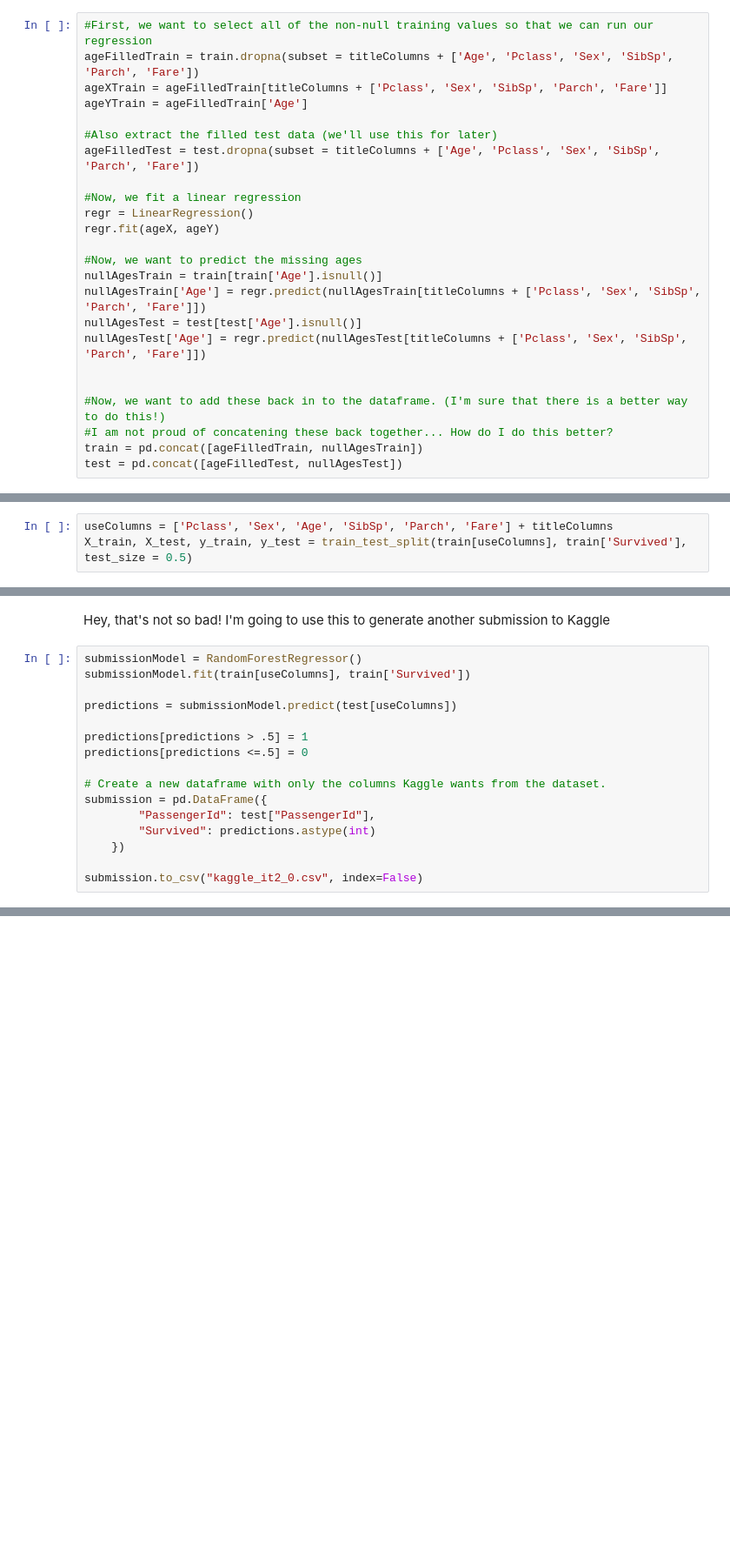
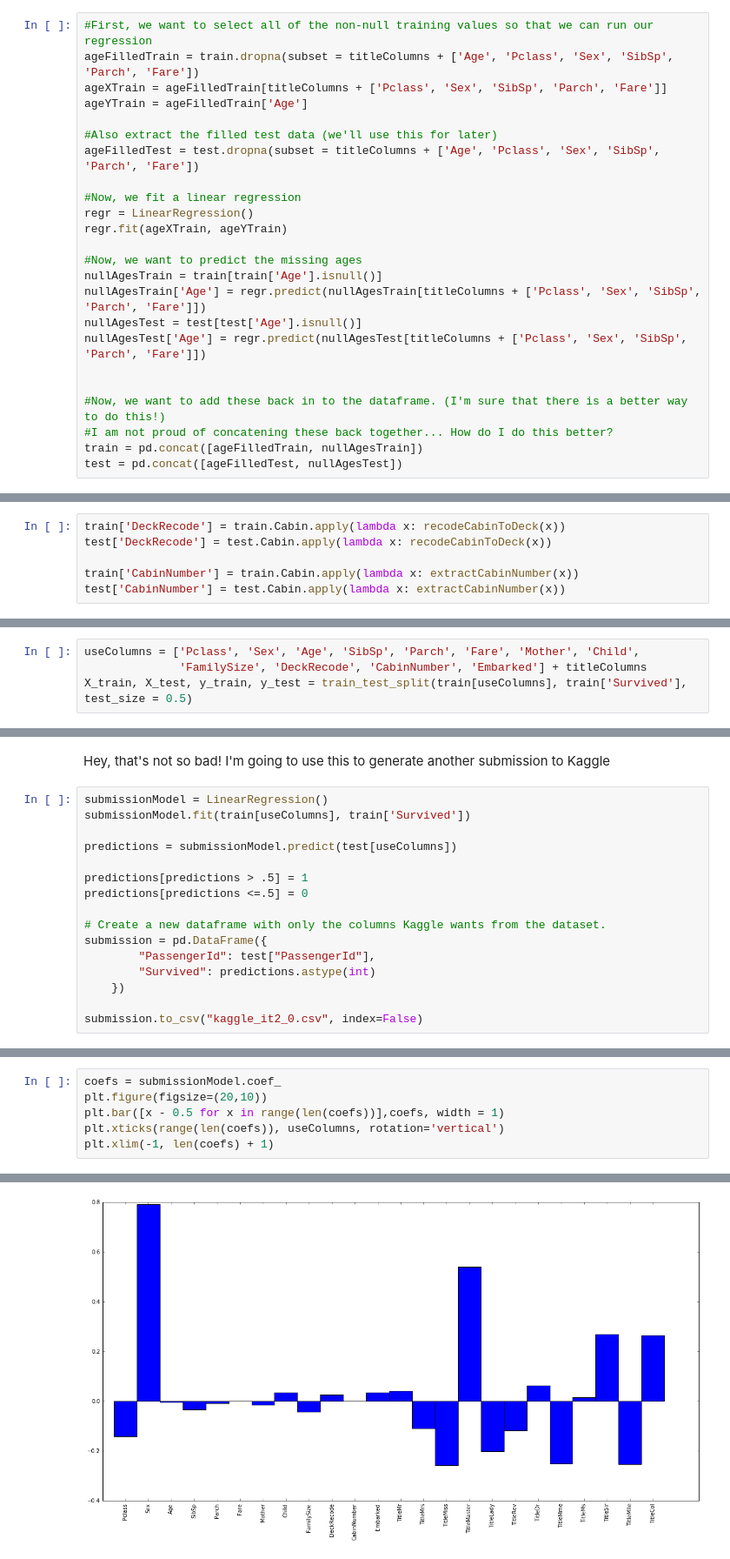
Before and after one commit to paulruvolo/DataScience16WarmupProject, a Jupyter notebook: model_iteration_2.ipynb, the cells around one changed output, grey strips where cells are left out. Shown: that part at 87% size. Saved outputs shown, nothing was run; the diff lists cells and outputs as text; blank space fills up the shorter version.

```diff
--- a/model_iteration_2.ipynb
+++ b/model_iteration_2.ipynb
@@ -76,7 +77,7 @@ ageFilledTest = test.dropna(subset = titleColumns + ['Age', 'Pclass', 'Sex', 'Si
 
 #Now, we fit a linear regression
 regr = LinearRegression()
-regr.fit(ageX, ageY)
+regr.fit(ageXTrain, ageYTrain)
 
 #Now, we want to predict the missing ages
 nullAgesTrain = train[train['Age'].isnull()]
@@ -130,6 +161,13 @@ Also, do the cabin position from the cabin number
+# %%
+train['DeckRecode'] = train.Cabin.apply(lambda x: recodeCabinToDeck(x))
+test['DeckRecode'] = test.Cabin.apply(lambda x: recodeCabinToDeck(x))
+
+train['CabinNumber'] = train.Cabin.apply(lambda x: extractCabinNumber(x))
+test['CabinNumber'] = test.Cabin.apply(lambda x: extractCabinNumber(x))
 # %% [markdown]
 Now, we need to split our train data into a testing/training set.
 # %%
-useColumns = ['Pclass', 'Sex', 'Age', 'SibSp', 'Parch', 'Fare'] + titleColumns
+useColumns = ['Pclass', 'Sex', 'Age', 'SibSp', 'Parch', 'Fare', 'Mother', 'Child',
+              'FamilySize', 'DeckRecode', 'CabinNumber', 'Embarked'] + titleColumns
 X_train, X_test, y_train, y_test = train_test_split(train[useColumns], train['Survived'], test_size = 0.5)
 # %% [markdown]
@@ -169,7 +187,7 @@ array([ 0.,  1.,  0.,  1.,  0.,  1.,  1.,  0.,  0.,  1.,  1.,  0.,  0.,
 # %% [markdown]
 Hey, that's not so bad! I'm going to use this to generate another submission to Kaggle
 # %%
-submissionModel = RandomForestRegressor()
+submissionModel = LinearRegression()
 submissionModel.fit(train[useColumns], train['Survived'])
 
 predictions = submissionModel.predict(test[useColumns])
@@ -188,0 +212,7 @@ With this model, I scored a 0.75120, which is exactly the same as my best score
+# %%
+coefs = submissionModel.coef_
+plt.figure(figsize=(20,10))
+plt.bar([x - 0.5 for x in range(len(coefs))],coefs, width = 1)
+plt.xticks(range(len(coefs)), useColumns, rotation='vertical')
+plt.xlim(-1, len(coefs) + 1)
+# %% [output]
@@ -188,0 +220 @@ With this model, I scored a 0.75120, which is exactly the same as my best score
+[figure, added]
```
Also changed, not shown: parts of 18 cells of this notebook, 1 other file.
